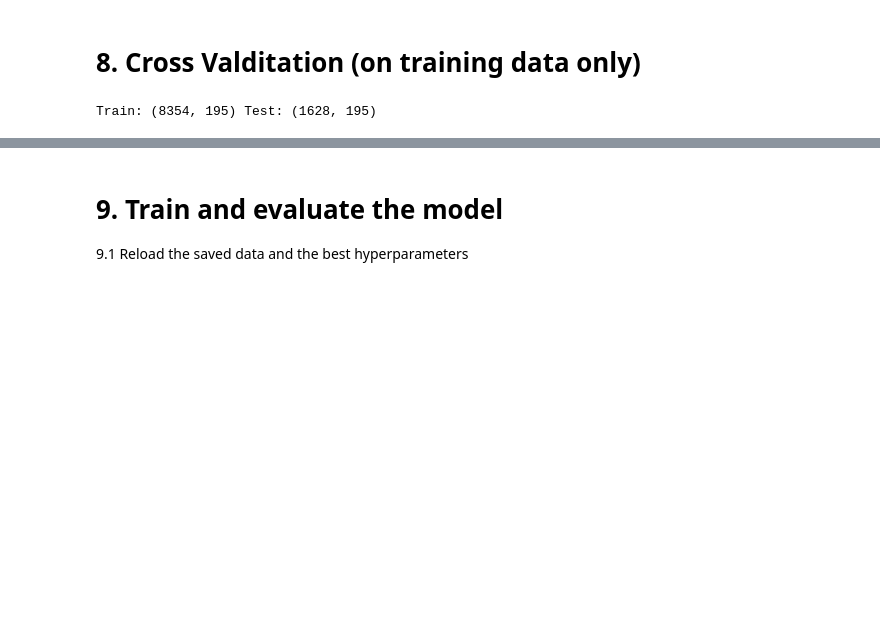
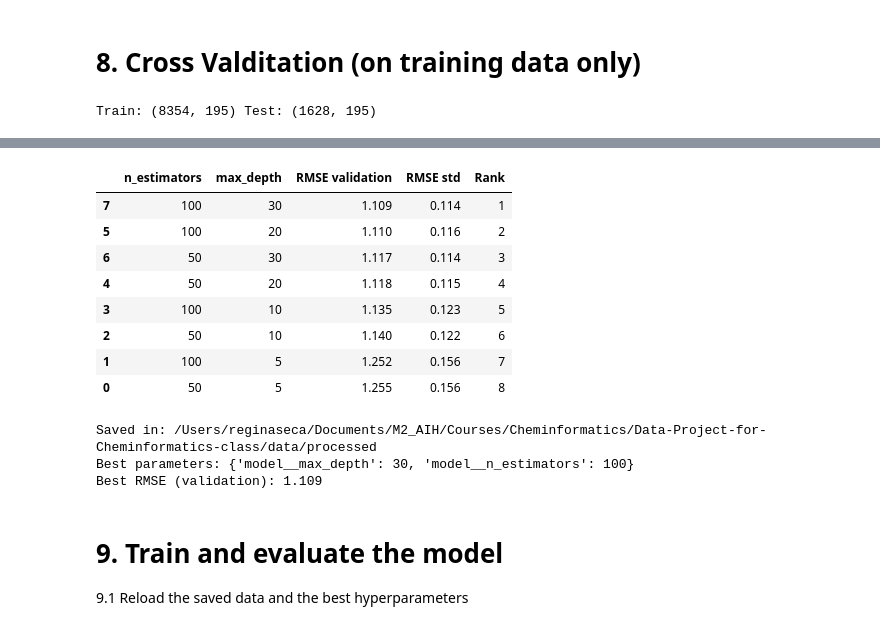
Before and after one commit to erinsoppelsa/Data-Project-for-Cheminformatics-class, a Jupyter notebook: notebooks/02_regression_solubility.ipynb, the cells around one changed output, grey strips where cells are left out. Drawn from its saved outputs; the diff is of its cells as text; code cells hidden in the pictures; blank space fills up the shorter version.

```diff
--- a/notebooks/02_regression_solubility.ipynb
+++ b/notebooks/02_regression_solubility.ipynb
@@ -354,0 +546,30 @@ Best RMSE (validation): 1.118
+# %%
+# Pipeline for Random Forest on Morgan fingerprints.
+rf_morgan_pipeline = Pipeline([
+    ("constant_features", VarianceThreshold(threshold=0.0)),
+    ("model", RandomForestRegressor(
+        random_state=0,
+        n_jobs=-1,
+    )),
+])
+# %%
+
+param_grid = {
+    "model__n_estimators": [50, 100],
+    "model__max_depth": [5, 10, 20, 30],
+}
+
+grid_rf_morgan = GridSearchCV(
+    estimator=rf_morgan_pipeline,
+    param_grid=param_grid,
+    cv=GroupKFold(n_splits=5),
+    scoring="neg_root_mean_squared_error",
+    refit=True,
+    verbose=2,
+)
+
+grid_rf_morgan.fit(
+    X_train_morgan,
+    y_train,
+    groups=groups_train,
+)
@@ -355,3 +603,48 @@ Best RMSE (validation): 1.118
+# %%
+cv_results_morgan = pd.DataFrame(grid_rf_morgan.cv_results_)
+
+summary_morgan = pd.DataFrame({
+    "n_estimators": cv_results_morgan["param_model__n_estimators"],
+    "max_depth": cv_results_morgan["param_model__max_depth"],
+    "RMSE validation": -cv_results_morgan["mean_test_score"],
+    "RMSE std": cv_results_morgan["std_test_score"],
+    "Rank": cv_results_morgan["rank_test_score"],
+})
+
+display(summary_morgan.sort_values("Rank").round(3))
+# %% [output]
+|  | n_estimators | max_depth | RMSE validation | RMSE std | Rank |
+| 7 | 100 | 30 | 1.109 | 0.114 | 1 |
+| 5 | 100 | 20 | 1.110 | 0.116 | 2 |
+| 6 | 50 | 30 | 1.117 | 0.114 | 3 |
+| 4 | 50 | 20 | 1.118 | 0.115 | 4 |
+| 3 | 100 | 10 | 1.135 | 0.123 | 5 |
+| 2 | 50 | 10 | 1.140 | 0.122 | 6 |
+| 1 | 100 | 5 | 1.252 | 0.156 | 7 |
+| 0 | 50 | 5 | 1.255 | 0.156 | 8 |
+# %%
+# Save the Random Forest search results for Morgan fingerprints.
+
+processed_dir = project_root / "data" / "processed"
+processed_dir.mkdir(parents=True, exist_ok=True)
+
+# Save the best pipeline parameters.
+with open(processed_dir / "rf_morgan_best_params.json", "w") as f:
+    json.dump(grid_rf_morgan.best_params_, f, indent=2)
+
+# Save cross-validation results for all tested combinations.
+pd.DataFrame(grid_rf_morgan.cv_results_).to_csv(
+    processed_dir / "rf_morgan_grid_search_results.csv",
+    index=False,
+)
+
+print("Saved in:", processed_dir)
+print("Best parameters:", grid_rf_morgan.best_params_)
+print("Best RMSE (validation):", round(-grid_rf_morgan.best_score_, 3))
+# %% [output]
+Saved in: /Users/reginaseca/Documents/M2_AIH/Courses/Cheminformatics/Data-Project-for-Cheminformatics-class/data/processed
+Best parameters: {'model__max_depth': 30, 'model__n_estimators': 100}
+Best RMSE (validation): 1.109
 # %% [markdown]
 # 9. Train and evaluate the model
 9.1 Reload the saved data and the best hyperparameters
```
Also changed, not shown: parts of 13 cells of this notebook, 14 other files.
